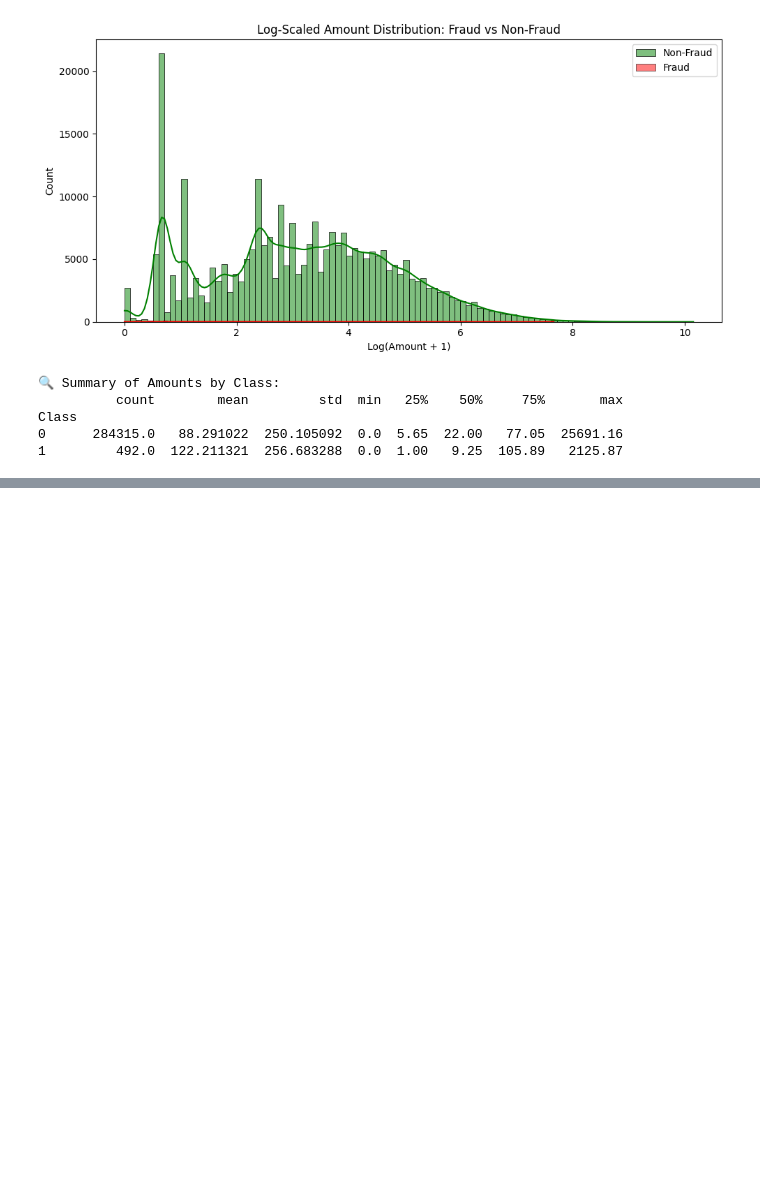
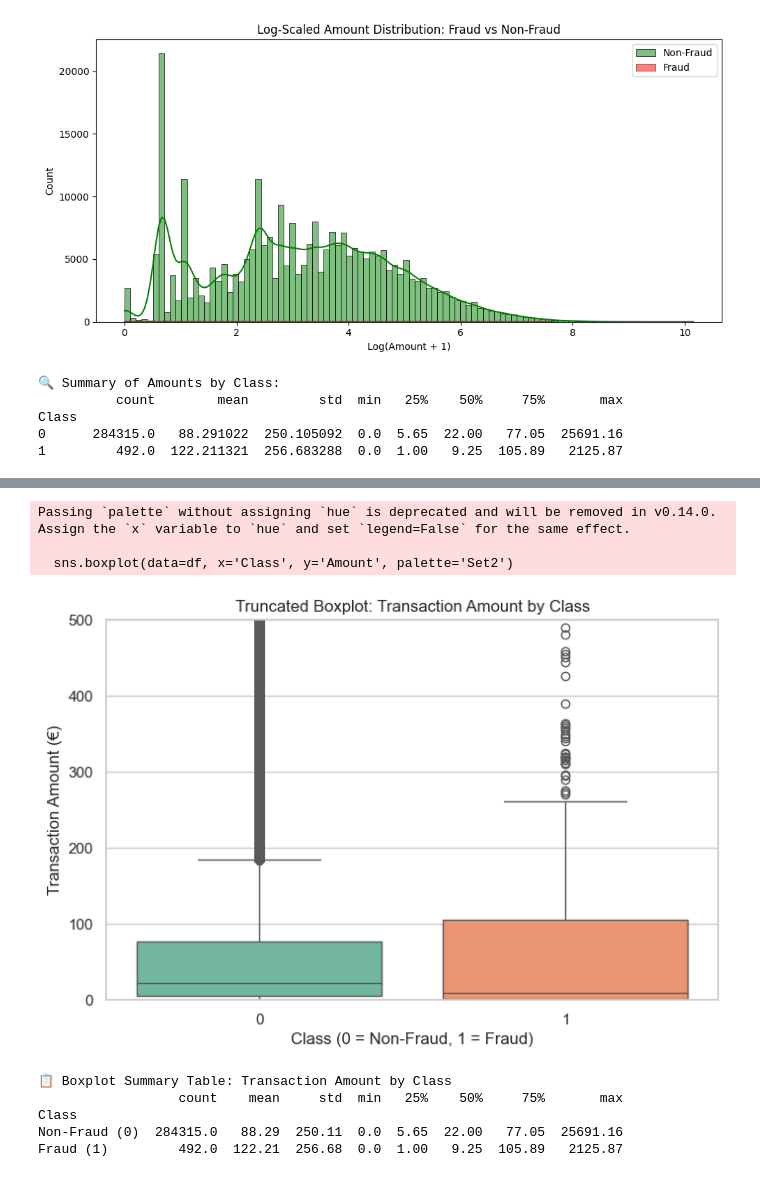
Before and after one commit to vijaivimu/Credit-Card-Fraud-Detection, a Jupyter notebook: EDA.ipynb, the cells around one changed output, grey strips where cells are left out. Saved outputs shown, nothing was run; the diff lists cells and outputs as text; code cells hidden in the pictures; blank space fills up the shorter version.

```diff
--- a/EDA.ipynb
+++ b/EDA.ipynb
@@ -205,0 +238,36 @@ Class
+# %%
+import pandas as pd
+import matplotlib.pyplot as plt
+import seaborn as sns
+
+# Load dataset
+df = pd.read_csv("creditcard.csv")
+
+# Set style
+sns.set(style="whitegrid")
+
+# 🔹 Truncated Boxplot
+plt.figure(figsize=(8, 5))
+sns.boxplot(data=df, x='Class', y='Amount', palette='Set2')
+plt.title("Truncated Boxplot: Transaction Amount by Class")
+plt.xlabel("Class (0 = Non-Fraud, 1 = Fraud)")
+plt.ylabel("Transaction Amount (€)")
+plt.ylim(0, 500)  # ✨ Truncate outliers for readability
+plt.show()
+
+# 🔹 Summary Table
+summary_stats = df.groupby('Class')['Amount'].describe().round(2)
+summary_stats.rename(index={0: 'Non-Fraud (0)', 1: 'Fraud (1)'}, inplace=True)
+
+print("\n📋 Boxplot Summary Table: Transaction Amount by Class")
+print(summary_stats)
+# %% [output]
+Passing `palette` without assigning `hue` is deprecated and will be removed in v0.14.0. Assign the `x` variable to `hue` and set `legend=False` for the same effect.
+
+  sns.boxplot(data=df, x='Class', y='Amount', palette='Set2')
+[figure, added]
+📋 Boxplot Summary Table: Transaction Amount by Class
+                  count    mean     std  min   25%    50%     75%       max
+Class
+Non-Fraud (0)  284315.0   88.29  250.11  0.0  5.65  22.00   77.05  25691.16
+Fraud (1)         492.0  122.21  256.68  0.0  1.00   9.25  105.89   2125.87
```
Also changed, not shown: parts of 5 cells of this notebook.
